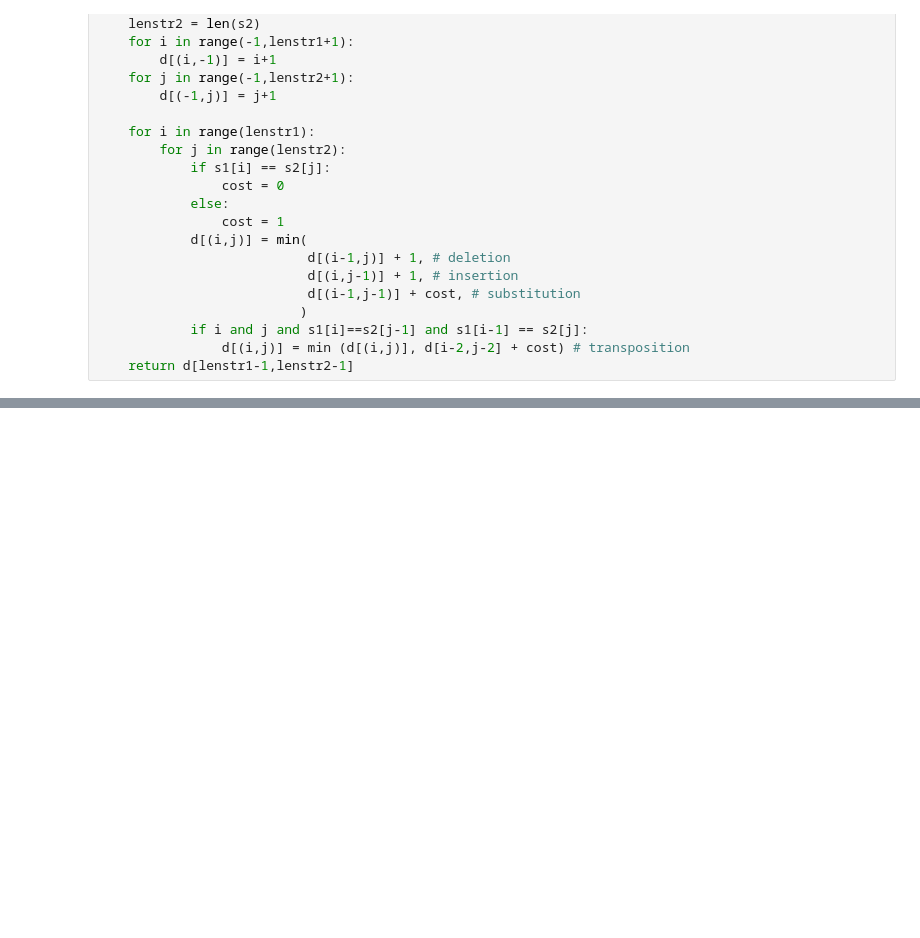
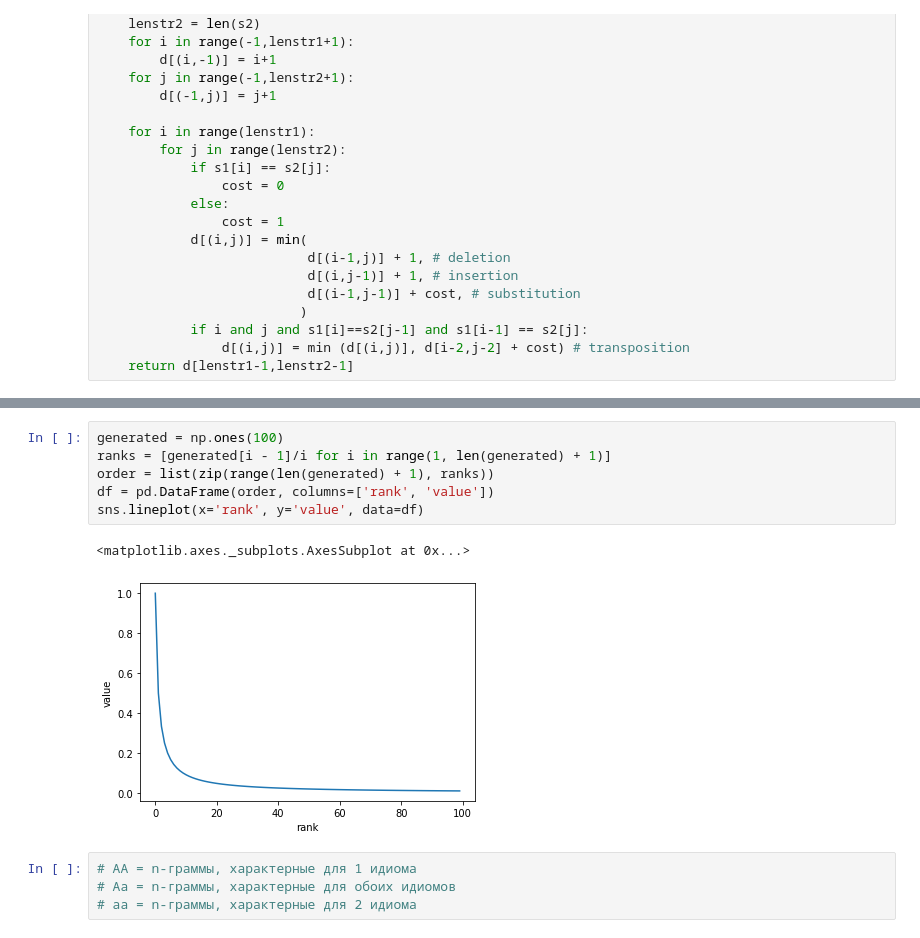
Before and after one commit to The-One-Who-Speaks-and-Depicts/oes_analysis, a Jupyter notebook: Megazord_metrics.ipynb, the cells around one changed output, grey strips where cells are left out. Cells and saved outputs as stored; diff of their text form; blank space fills up the shorter version.

```diff
--- a/Megazord_metrics.ipynb
+++ b/Megazord_metrics.ipynb
@@ -77,0 +132,13 @@ print(F)
+# %%
+generated = np.ones(100)
+ranks = [generated[i - 1]/i for i in range(1, len(generated) + 1)]
+order = list(zip(range(len(generated) + 1), ranks))
+df = pd.DataFrame(order, columns=['rank', 'value'])
+sns.lineplot(x='rank', y='value', data=df)
+# %% [output]
+<matplotlib.axes._subplots.AxesSubplot at 0x...>
+[figure, added]
+# %%
+# AA = n-граммы, характерные для 1 идиома
+# Aa = n-граммы, характерные для обоих идиомов
+# aa = n-граммы, характерные для 2 идиома
```
Also changed, not shown: parts of 10 cells of this notebook.
